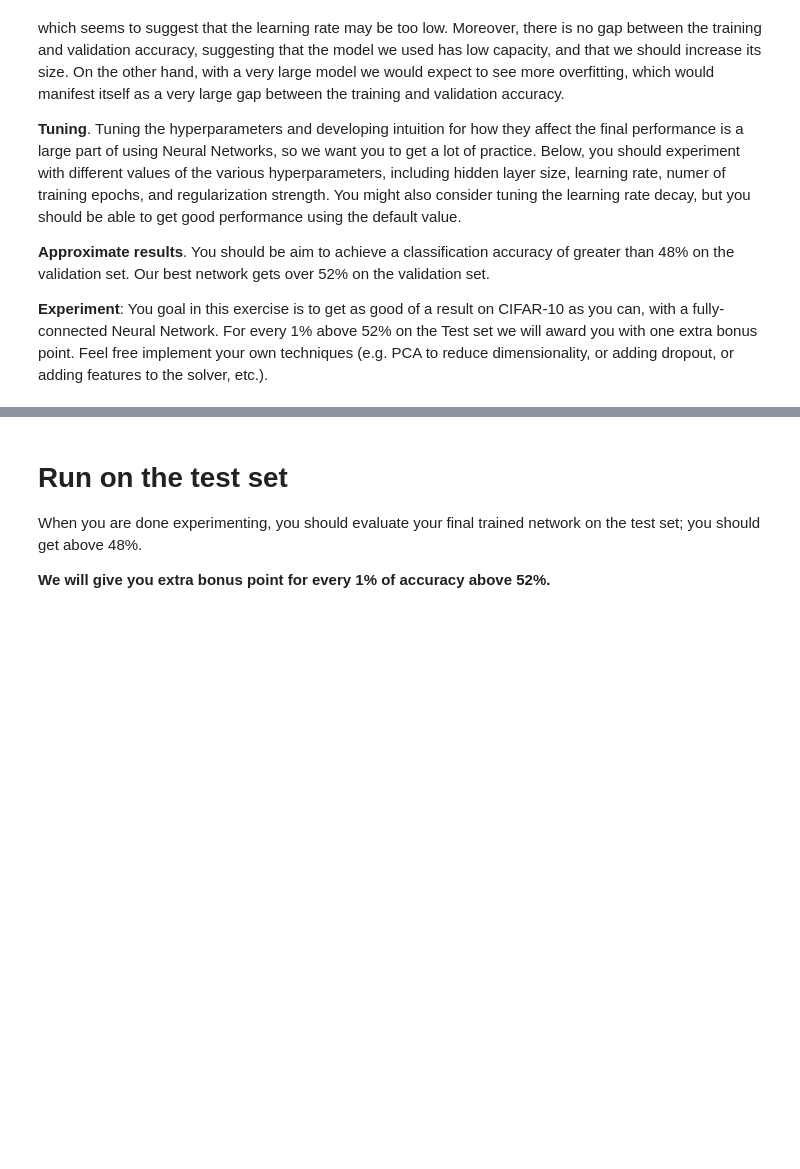
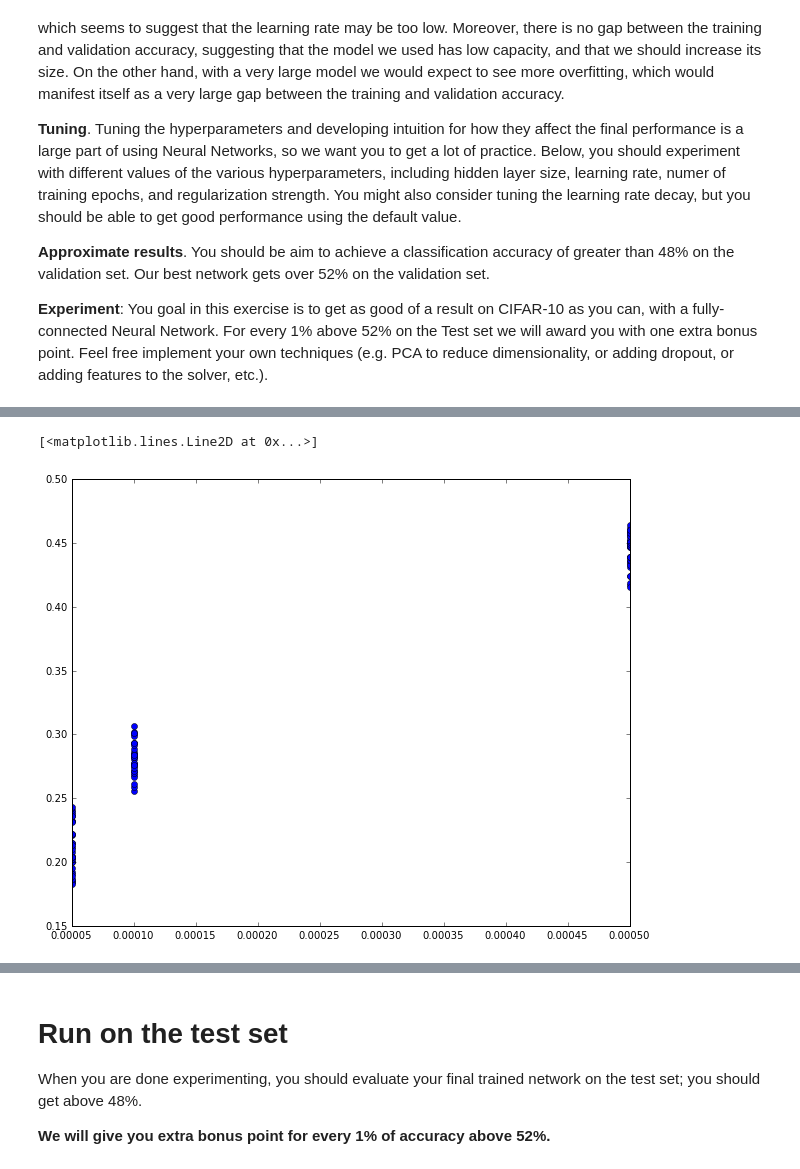
Before and after one commit to grammati/stuff, a Jupyter notebook: cs231n/assignment1/two_layer_net.ipynb, the cells around one changed output, grey strips where cells are left out. Cells and saved outputs as stored; diff of their text form; code cells hidden in the pictures; blank space fills up the shorter version.

```diff
--- a/cs231n/assignment1/two_layer_net.ipynb
+++ b/cs231n/assignment1/two_layer_net.ipynb
@@ -299,0 +359,6 @@ pass
+# %%
+# Accuracies by learning rate
+plt.plot(data[:,2], data[:,0], 'o')
+# %% [output]
+[<matplotlib.lines.Line2D at 0x...>]
+[figure, added]
```
Also changed, not shown: parts of 9 cells of this notebook.
